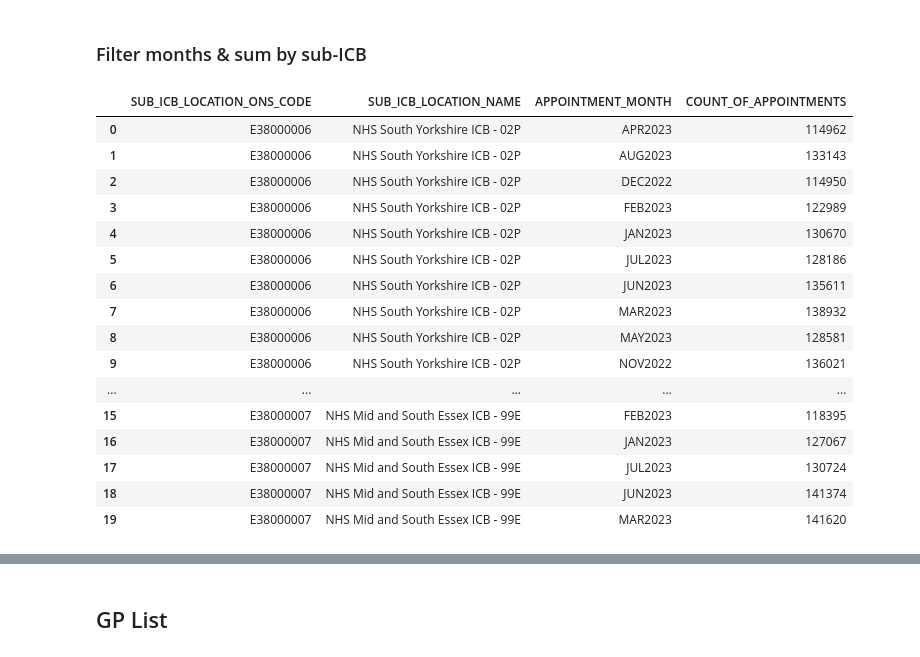
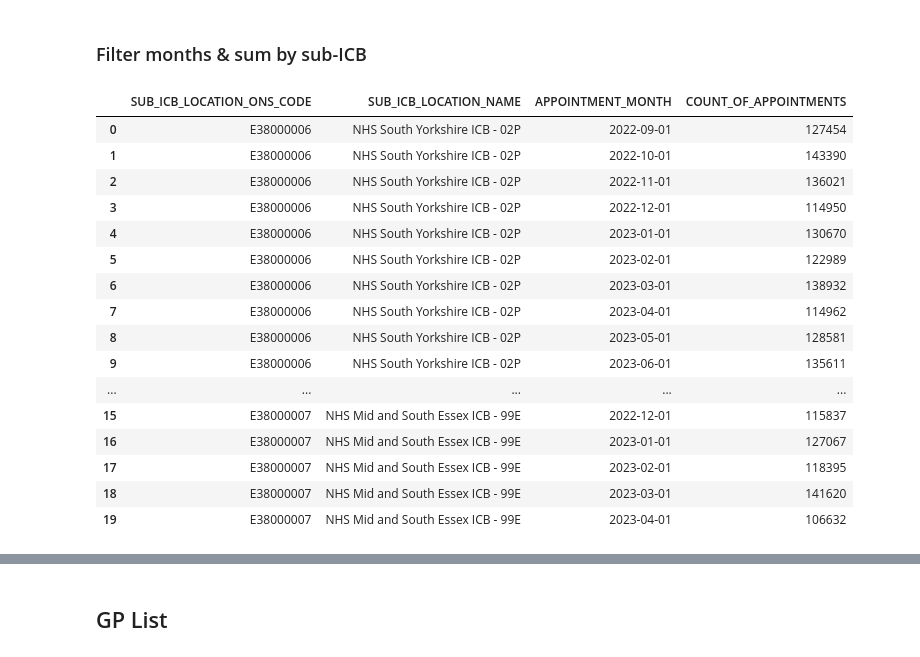
Before and after one commit to SNEE-ICS/PrimaryCareDemandAndCapacity, a Jupyter notebook: appointments_demographic.ipynb, the cells around one changed output, grey strips where cells are left out. Cells and saved outputs as stored; diff of their text form; code cells hidden in the pictures.

Commit message:
implemented monthly model

```diff
--- a/appointments_demographic.ipynb
+++ b/appointments_demographic.ipynb
@@ -76,28 +76,28 @@ gp_list_df.head()
 # %%
 gp_appts_2023_df = gp_appts_df.copy()
 # convert to datetime
 gp_appts_2023_df['APPOINTMENT_MONTH'] = pd.to_datetime(gp_appts_2023_df['APPOINTMENT_MONTH'], format='%b%Y')
 # filter to september 2023
-gp_appts_2023_df = gp_appts_df.loc[gp_appts_2023_df['APPOINTMENT_MONTH']>='2022-09-01'].copy()
+gp_appts_2023_df = gp_appts_2023_df.loc[gp_appts_2023_df['APPOINTMENT_MONTH']>='2022-09-01'].copy()
 # group by ICB and month
 gp_appts_summary_df = gp_appts_2023_df.groupby(['SUB_ICB_LOCATION_ONS_CODE','SUB_ICB_LOCATION_NAME','APPOINTMENT_MONTH']).agg({'COUNT_OF_APPOINTMENTS':'sum'}).reset_index()
 gp_appts_summary_df.head(20)
 # %% [output]
 |  | SUB_ICB_LOCATION_ONS_CODE | SUB_ICB_LOCATION_NAME | APPOINTMENT_MONTH | COUNT_OF_APPOINTMENTS |
-| 0 | E38000006 | NHS South Yorkshire ICB - 02P | APR2023 | 114962 |
-| 1 | E38000006 | NHS South Yorkshire ICB - 02P | AUG2023 | 133143 |
-| 2 | E38000006 | NHS South Yorkshire ICB - 02P | DEC2022 | 114950 |
-| 3 | E38000006 | NHS South Yorkshire ICB - 02P | FEB2023 | 122989 |
-| 4 | E38000006 | NHS South Yorkshire ICB - 02P | JAN2023 | 130670 |
-| 5 | E38000006 | NHS South Yorkshire ICB - 02P | JUL2023 | 128186 |
-| 6 | E38000006 | NHS South Yorkshire ICB - 02P | JUN2023 | 135611 |
-| 7 | E38000006 | NHS South Yorkshire ICB - 02P | MAR2023 | 138932 |
-| 8 | E38000006 | NHS South Yorkshire ICB - 02P | MAY2023 | 128581 |
-| 9 | E38000006 | NHS South Yorkshire ICB - 02P | NOV2022 | 136021 |
+| 0 | E38000006 | NHS South Yorkshire ICB - 02P | 2022-09-01 | 127454 |
+| 1 | E38000006 | NHS South Yorkshire ICB - 02P | 2022-10-01 | 143390 |
+| 2 | E38000006 | NHS South Yorkshire ICB - 02P | 2022-11-01 | 136021 |
+| 3 | E38000006 | NHS South Yorkshire ICB - 02P | 2022-12-01 | 114950 |
+| 4 | E38000006 | NHS South Yorkshire ICB - 02P | 2023-01-01 | 130670 |
+| 5 | E38000006 | NHS South Yorkshire ICB - 02P | 2023-02-01 | 122989 |
+| 6 | E38000006 | NHS South Yorkshire ICB - 02P | 2023-03-01 | 138932 |
+| 7 | E38000006 | NHS South Yorkshire ICB - 02P | 2023-04-01 | 114962 |
+| 8 | E38000006 | NHS South Yorkshire ICB - 02P | 2023-05-01 | 128581 |
+| 9 | E38000006 | NHS South Yorkshire ICB - 02P | 2023-06-01 | 135611 |
 | ... | ... | ... | ... | ... |
-| 15 | E38000007 | NHS Mid and South Essex ICB - 99E | FEB2023 | 118395 |
-| 16 | E38000007 | NHS Mid and South Essex ICB - 99E | JAN2023 | 127067 |
-| 17 | E38000007 | NHS Mid and South Essex ICB - 99E | JUL2023 | 130724 |
-| 18 | E38000007 | NHS Mid and South Essex ICB - 99E | JUN2023 | 141374 |
-| 19 | E38000007 | NHS Mid and South Essex ICB - 99E | MAR2023 | 141620 |
+| 15 | E38000007 | NHS Mid and South Essex ICB - 99E | 2022-12-01 | 115837 |
+| 16 | E38000007 | NHS Mid and South Essex ICB - 99E | 2023-01-01 | 127067 |
+| 17 | E38000007 | NHS Mid and South Essex ICB - 99E | 2023-02-01 | 118395 |
+| 18 | E38000007 | NHS Mid and South Essex ICB - 99E | 2023-03-01 | 141620 |
+| 19 | E38000007 | NHS Mid and South Essex ICB - 99E | 2023-04-01 | 106632 |
 # %%
```
Also changed, not shown: parts of 14 cells of this notebook.
